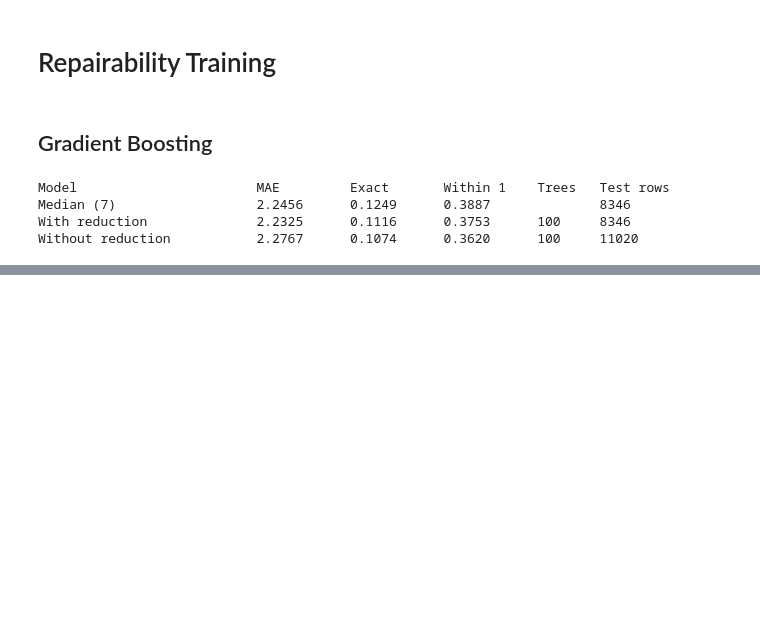
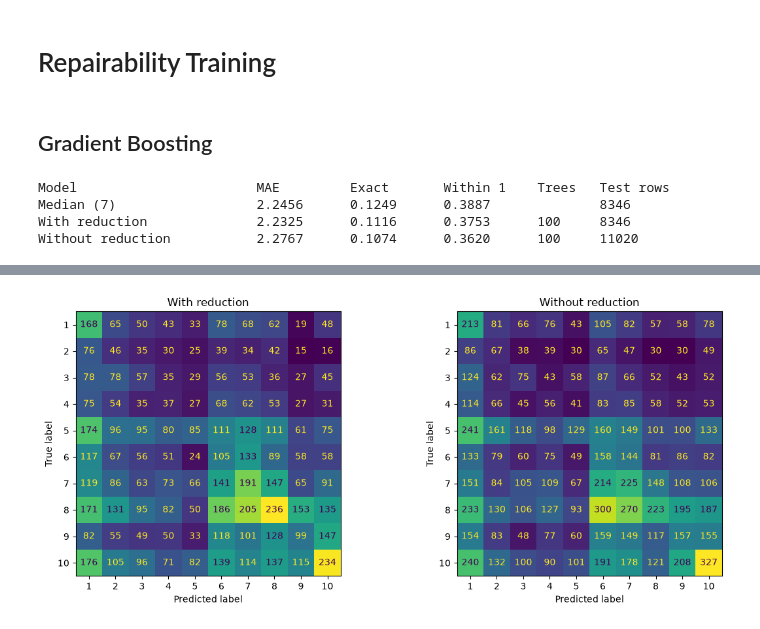
Before and after one commit to cdurepos/cos475-project1, a Jupyter notebook: notebooks/boost.ipynb, the cells around one changed output, grey strips where cells are left out. Drawn from its saved outputs; the diff is of its cells as text; code cells hidden in the pictures; blank space fills up the shorter version.

```diff
--- a/notebooks/boost.ipynb
+++ b/notebooks/boost.ipynb
@@ -342,0 +576,86 @@ Without reduction           2.2767      0.1074      0.3620      100     11020
+# %%
+from sklearn.ensemble import GradientBoostingClassifier
+from sklearn.preprocessing import OrdinalEncoder
+from sklearn.utils.class_weight import compute_sample_weight
+from sklearn.metrics import accuracy_score, f1_score, ConfusionMatrixDisplay
+import matplotlib.pyplot as plt
+
+# each score 1-10 is its own class
+# same filtered rows as the regressor above
+LABELS = tuple(range(1, 11))
+
+categorical = ['country', 'category', 'kind_of_product']
+
+splits = {
+    'With reduction': (train_reduced_score, test_reduced_score),
+    'Without reduction': (train_full_score, test_full_score),
+}
+
+majority = train_reduced_score['repairability'].mode().iloc[0]
+baseline = [majority] * len(test_reduced_score)
+y_base = test_reduced_score['repairability']
+
+print(f"{'Model':<28}{'Accuracy':<12}{'Macro F1':<12}{'Trees':<8}{'Test rows':<12}")
+print(
+    f"{'Majority (' + str(majority) + ')':<28}"
+    f"{accuracy_score(y_base, baseline):<12.4f}"
+    f"{f1_score(y_base, baseline, average='macro', labels=list(LABELS)):<12.4f}"
+    f"{'':<8}"
+    f"{len(test_reduced_score):<12}"
+)
+
+preds = {}
+repairability_cls_at_100 = {}
+for label, (train_df, test_df) in splits.items():
+    X_train = train_df.drop(columns='repairability')
+    X_test = test_df.drop(columns='repairability')
+
+    y_train = train_df['repairability']
+    y_test = test_df['repairability']
+
+    encoder = OrdinalEncoder(handle_unknown='use_encoded_value', unknown_value=-1)
+    X_train[categorical] = encoder.fit_transform(X_train[categorical])
+    X_test[categorical] = encoder.transform(X_test[categorical])
+
+    model = GradientBoostingClassifier(random_state=42)
+    model.fit(
+        X_train,
+        y_train,
+        sample_weight=compute_sample_weight('balanced', train_df['repairability']),
+    )
+    pred = model.predict(X_test)
+    preds[label] = (y_test, pred)
+
+    accuracy = accuracy_score(y_test, pred)
+    macro = f1_score(y_test, pred, average='macro', labels=list(LABELS))
+    split_name = label.lower().replace(' ', '_')
+    out = test_df.drop(columns='repairability').copy()
+    out.insert(0, 'row_id', test_df.index)
+    out['y_true'] = y_test.to_numpy()
+    out['y_pred'] = pred
+    repairability_cls_at_100[label] = {
+        'accuracy': accuracy,
+        'macro': macro,
+        'n_trees': model.n_estimators_,
+        'split_name': split_name,
+        'frame': out,
+    }
+
+    print(
+        f"{label:<28}"
+        f"{accuracy:<12.4f}"
+        f"{macro:<12.4f}"
+        f"{model.n_estimators_:<8}"
+        f"{len(test_df):<12}"
+    )
+
+
+fig, axes = plt.subplots(1, 2, figsize=(12, 5))
+for ax, (label, (y_test, pred)) in zip(axes, preds.items()):
+    ConfusionMatrixDisplay.from_predictions(
+        y_test, pred, labels=list(LABELS), ax=ax, colorbar=False
+    )
+    ax.set_title(label)
+plt.tight_layout()
+plt.show()
+# %% [output]
@@ -342,0 +666 @@ Without reduction           2.2767      0.1074      0.3620      100     11020
+[figure, added]
```
Also changed, not shown: parts of 12 cells of this notebook.
